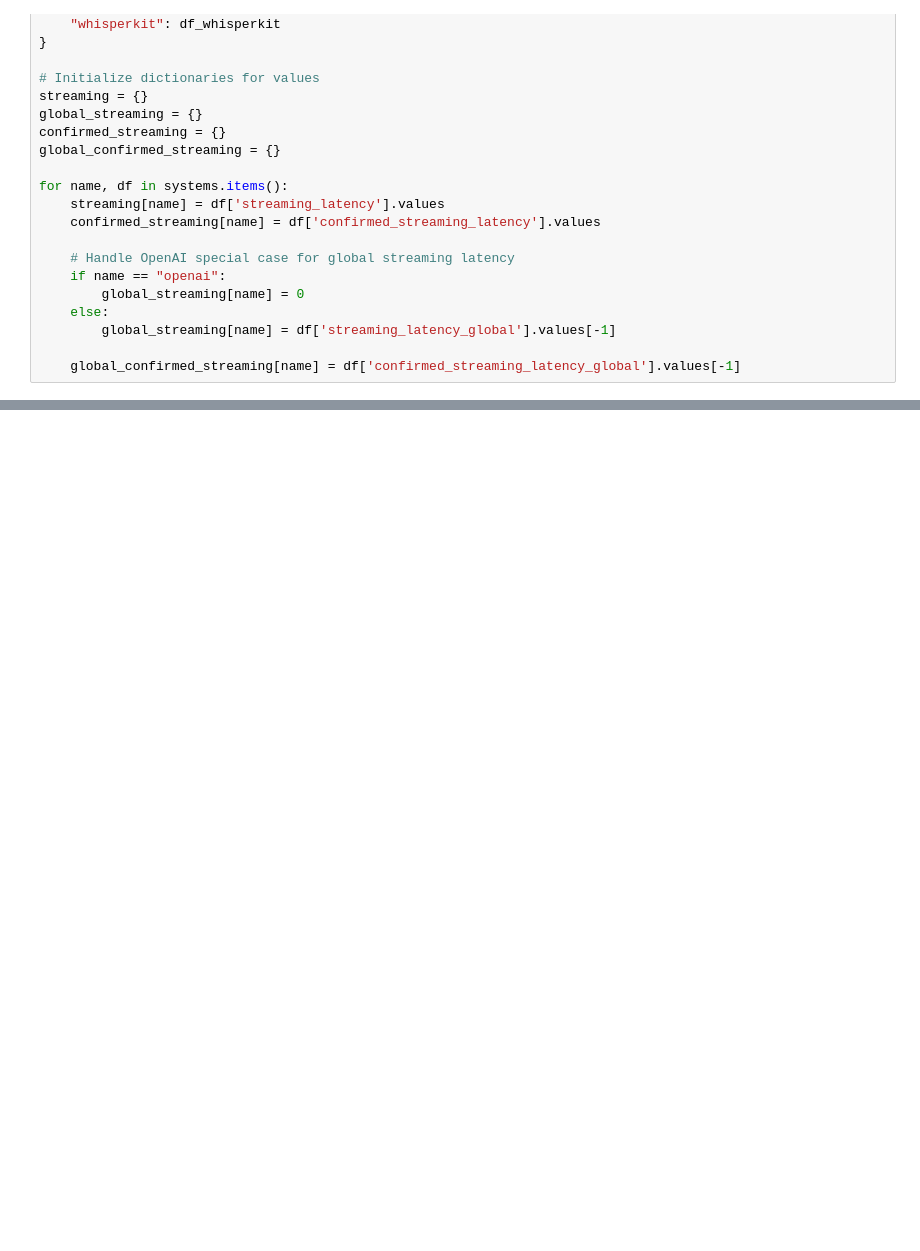
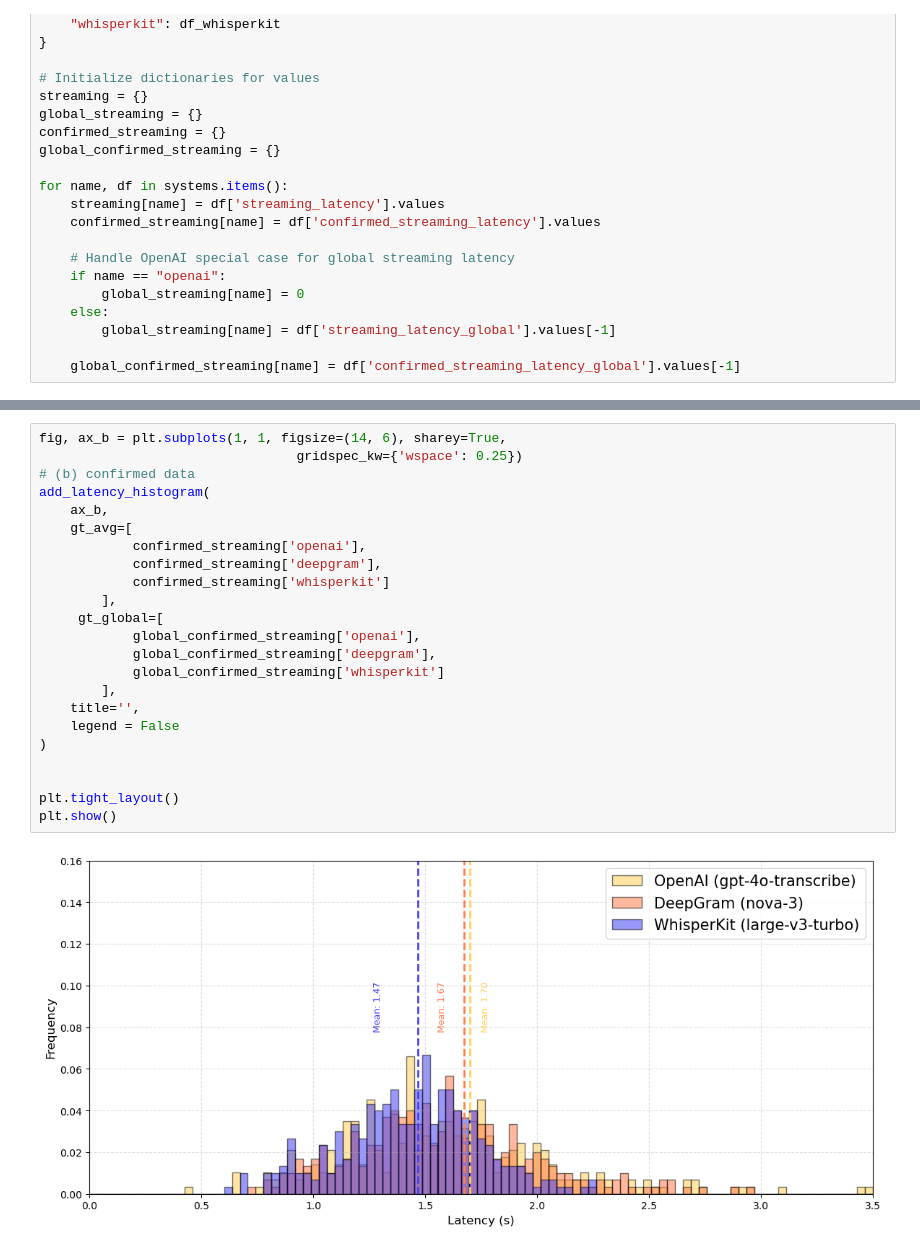
Before and after one commit to dbrkn/OpenBench, a Jupyter notebook: icml_analysis/paper-figures.ipynb, the cells around one changed output, grey strips where cells are left out. Cells and saved outputs as stored; diff of their text form; blank space fills up the shorter version.

```diff
--- a/icml_analysis/paper-figures.ipynb
+++ b/icml_analysis/paper-figures.ipynb
@@ -283,0 +260,25 @@ plt.show()
+# %%
+fig, ax_b = plt.subplots(1, 1, figsize=(14, 6), sharey=True,
+                                 gridspec_kw={'wspace': 0.25})
+# (b) confirmed data
+add_latency_histogram(
+    ax_b,
+    gt_avg=[
+            confirmed_streaming['openai'],
+            confirmed_streaming['deepgram'],
+            confirmed_streaming['whisperkit']
+        ],
+     gt_global=[
+            global_confirmed_streaming['openai'],
+            global_confirmed_streaming['deepgram'],
+            global_confirmed_streaming['whisperkit']
+        ],
+    title='',
+    legend = False
+)
+
+
+plt.tight_layout()
+plt.show()
+# %% [output]
+[figure, added]
```
Also changed, not shown: parts of 3 cells of this notebook.
